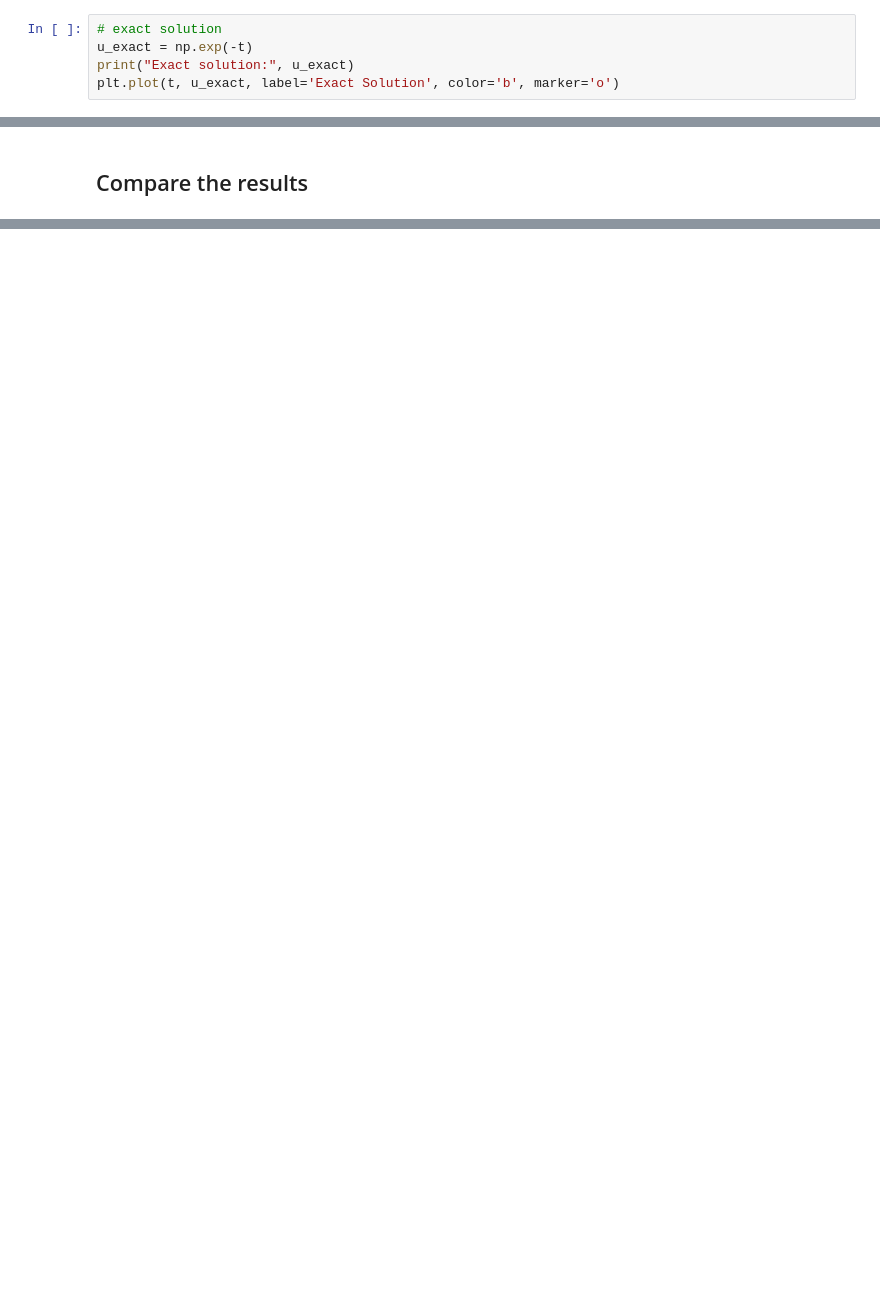
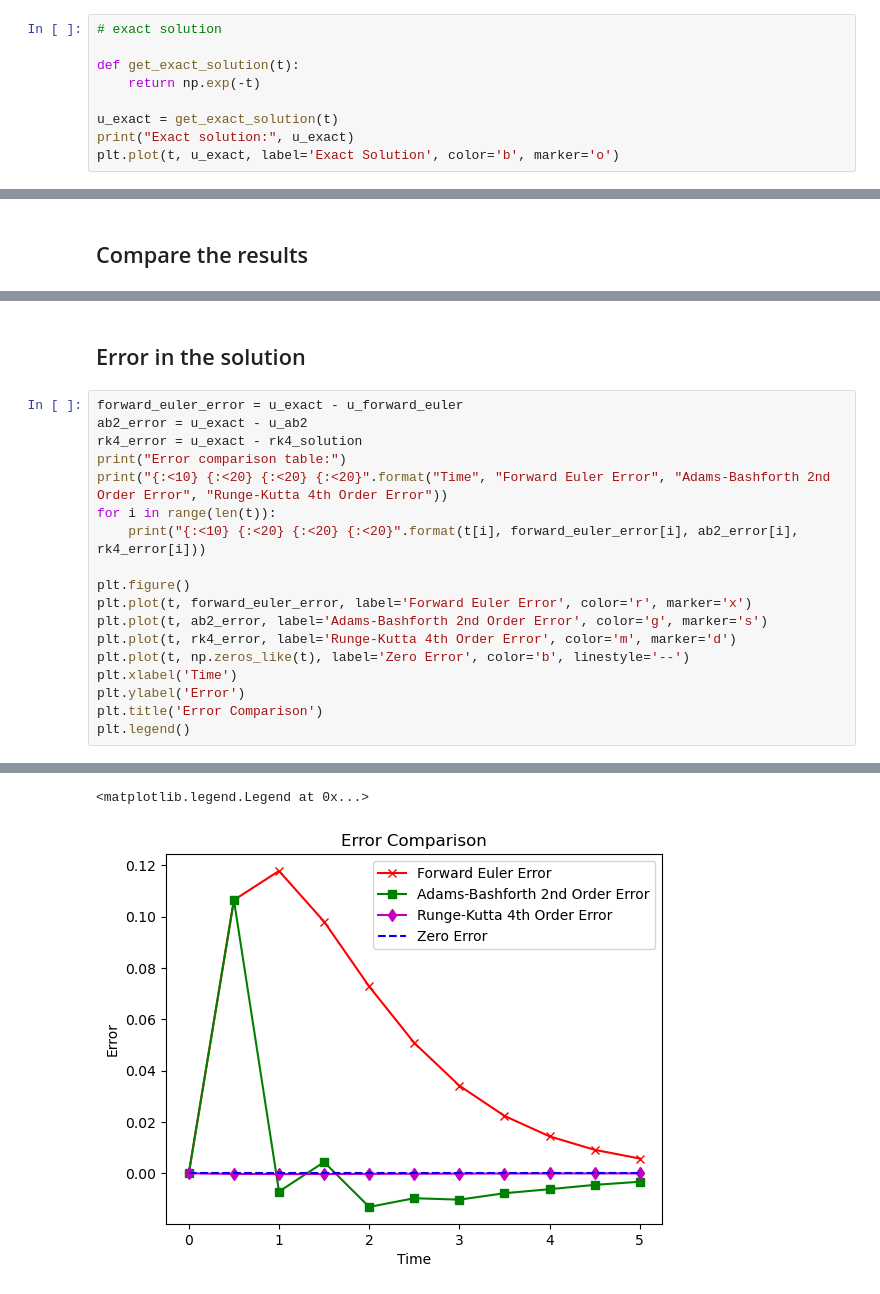
Before and after one commit to harishragul/cfd, a Jupyter notebook: exercise/unsteady_time_integration.ipynb, the cells around one changed output, grey strips where cells are left out. Saved outputs shown, nothing was run; the diff lists cells and outputs as text; blank space fills up the shorter version.

```diff
--- a/exercise/unsteady_time_integration.ipynb
+++ b/exercise/unsteady_time_integration.ipynb
@@ -22,7 +22,11 @@ Time vector: [0.  0.5 1.  1.5 2.  2.5 3.  3.5 4.  4.5 5. ]
 ## plot exact solution
 # %%
 # exact solution
-u_exact = np.exp(-t)
+
+def get_exact_solution(t):
+    return np.exp(-t)
+
+u_exact = get_exact_solution(t)
 print("Exact solution:", u_exact)
 plt.plot(t, u_exact, label='Exact Solution', color='b', marker='o')
 # %% [output]
@@ -85,0 +124,21 @@ plt.grid()
+# %% [markdown]
+## Error in the solution
+# %%
+forward_euler_error = u_exact - u_forward_euler
+ab2_error = u_exact - u_ab2
+rk4_error = u_exact - rk4_solution
+print("Error comparison table:")
+print("{:<10} {:<20} {:<20} {:<20}".format("Time", "Forward Euler Error", "Adams-Bashforth 2nd Order Error", "Runge-Kutta 4th Order Error"))
+for i in range(len(t)):
+    print("{:<10} {:<20} {:<20} {:<20}".format(t[i], forward_euler_error[i], ab2_error[i], rk4_error[i]))
+
+plt.figure()
+plt.plot(t, forward_euler_error, label='Forward Euler Error', color='r', marker='x')
+plt.plot(t, ab2_error, label='Adams-Bashforth 2nd Order Error', color='g', marker='s')
+plt.plot(t, rk4_error, label='Runge-Kutta 4th Order Error', color='m', marker='d')
+plt.plot(t, np.zeros_like(t), label='Zero Error', color='b', linestyle='--')
+plt.xlabel('Time')
+plt.ylabel('Error')
+plt.title('Error Comparison')
+plt.legend()
+# %% [output]
@@ -85,0 +158,2 @@ plt.grid()
+<matplotlib.legend.Legend at 0x...>
+[figure, added]
```
Also changed, not shown: parts of 14 cells of this notebook, 1 other file.
